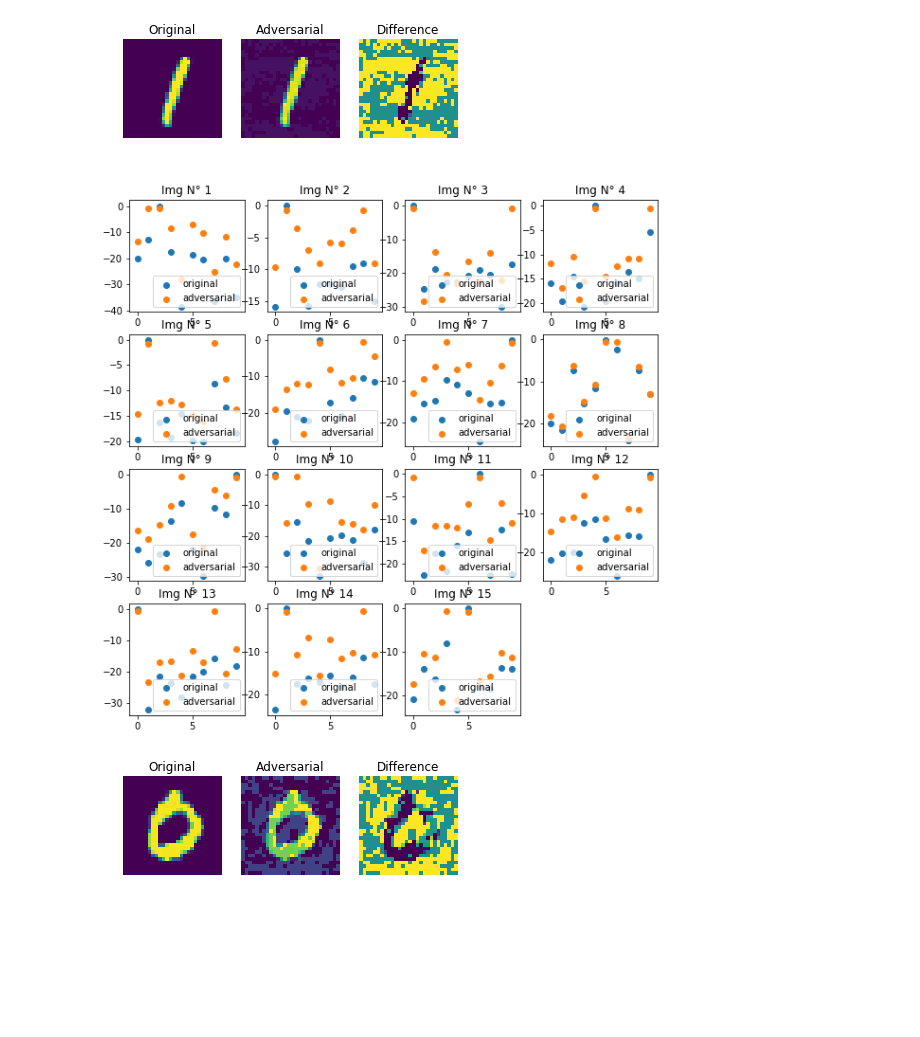
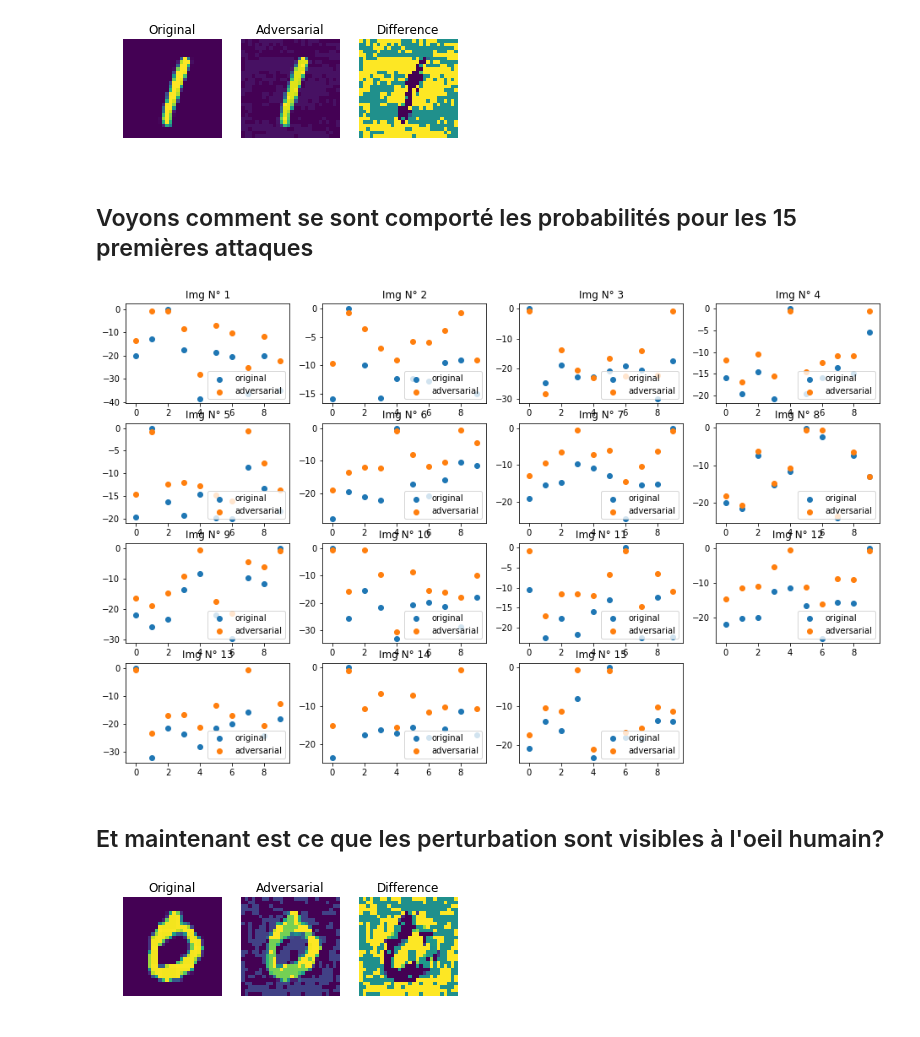
Before and after one commit to MSBigData2019/Guillaume_QUISPE, a Jupyter notebook: INFMDI780/mnistfgsm.ipynb, the cells around one changed output. Saved outputs shown, nothing was run; the diff lists cells and outputs as text; code cells hidden in the pictures; blank space fills up the shorter version.

```diff
--- a/INFMDI780/mnistfgsm.ipynb
+++ b/INFMDI780/mnistfgsm.ipynb
@@ -267,23 +267,27 @@ pd.DataFrame([vars(f) for f in imgAttacks])
 plotAdvOri(imgAttacks[5].img_original.reshape(28,28),imgAttacks[5].img_adversarial.reshape(28,28))
 # %% [output]
 [figure]
+# %% [markdown]
+## Voyons comment se sont comporté les probabilités pour les 15 premières attaques
 # %%
-f = plt.figure(figsize=(10,10))
+f = plt.figure(figsize=(16,10))
 
 
 for i in range(1, 16):
     plt.subplot(4, 4, i)
     plt.scatter(np.arange(10), np.log(imgAttacks[i].predictions_original), label="original")
     plt.scatter(np.arange(10), np.log(imgAttacks[i].predictions_adversarial), label="adversarial")
     plt.legend(loc=4)
     plt.title("Img N° {}".format(i))
 
 #plt.title("log Probabilities for each class on original and adversarial", loc="right")
 
 
 plt.show()
 # %% [output]
-[figure, old version]
+[figure, new version]
+# %% [markdown]
+## Et maintenant est ce que les perturbation sont visibles à l'oeil humain?
 # %%
 attackEps = foolbox.attacks.FGSM(gmodel)
 adversarialMExp = attackEps(images[3].reshape(784), labels[3],max_epsilon= )
```
